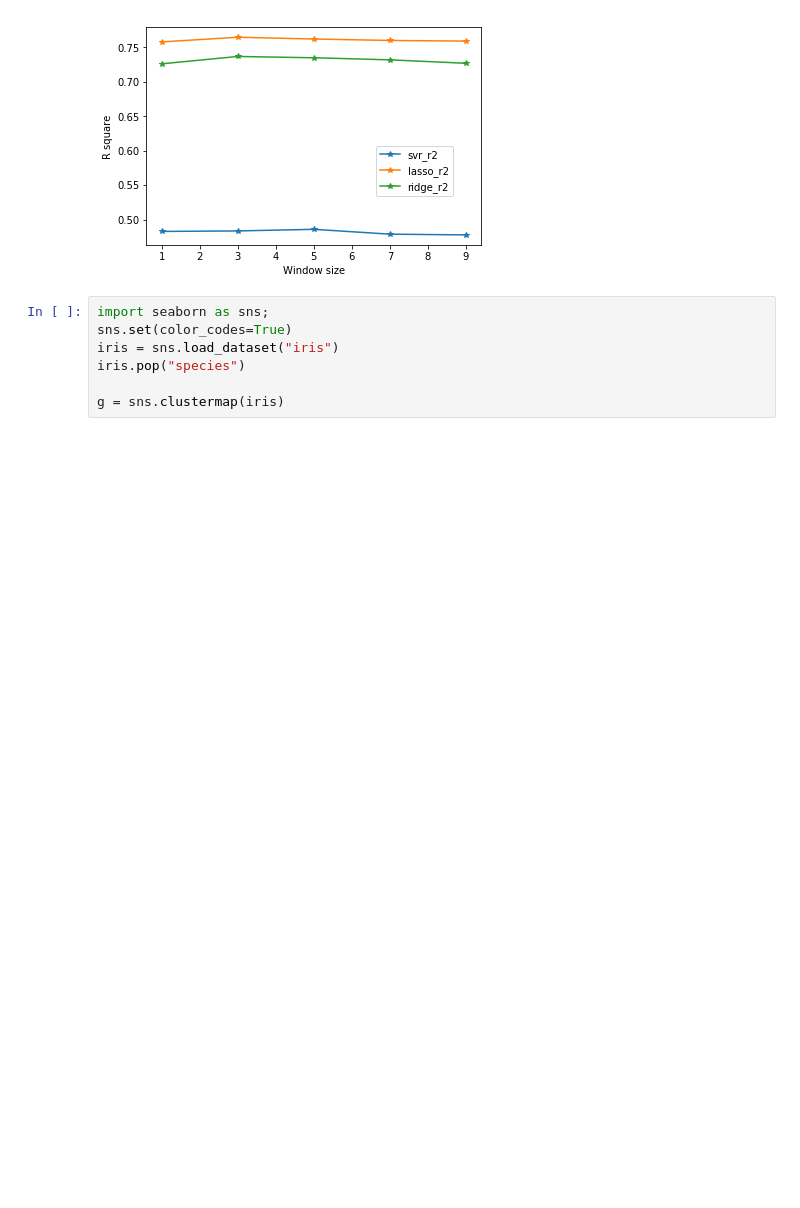
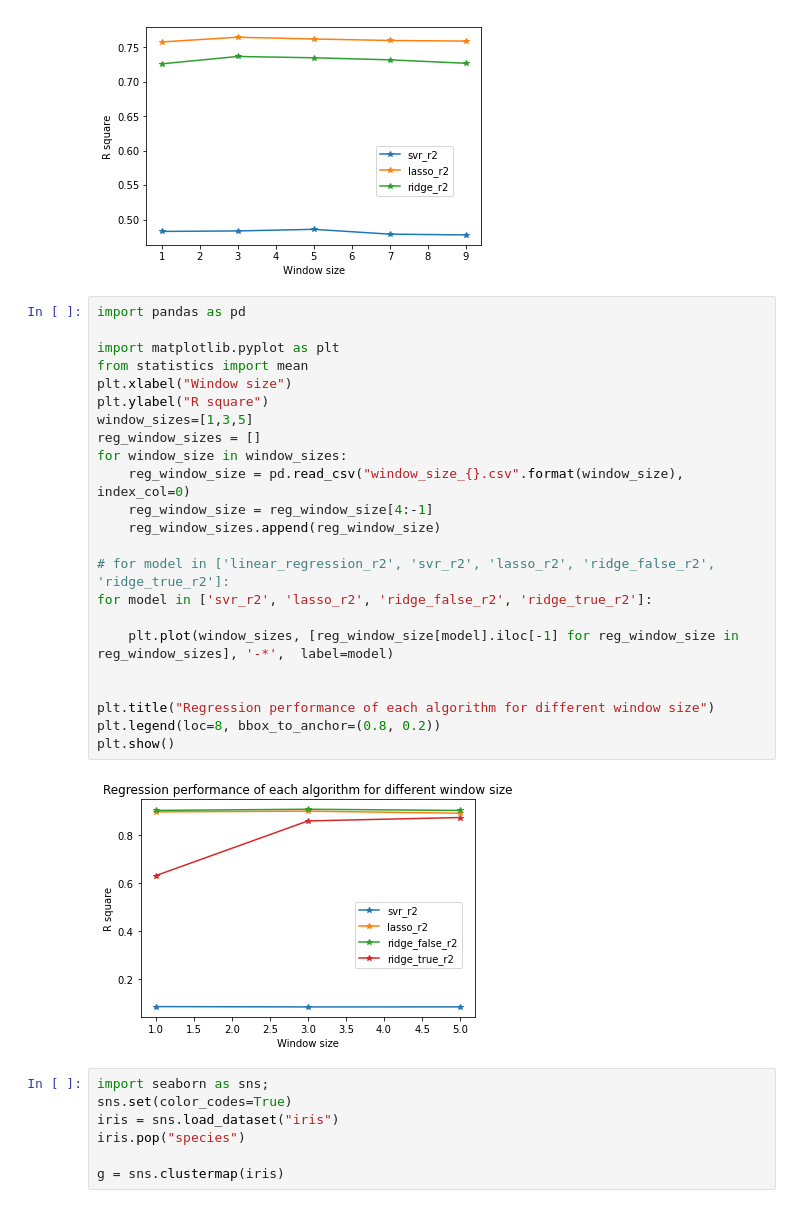
Before and after one commit to jiashenggu/ai_in_bio, a Jupyter notebook: pubmed_figure.ipynb, the cells around one changed output. Drawn from its saved outputs; the diff is of its cells as text; blank space fills up the shorter version.

```diff
--- a/pubmed_figure.ipynb
+++ b/pubmed_figure.ipynb
@@ -1661,6 +1698,31 @@ plt.legend(loc=8, bbox_to_anchor=(0.8, 0.2))
 plt.savefig("per.pdf")
 # %% [output]
 [figure]
+# %%
+import pandas as pd
+
+import matplotlib.pyplot as plt
+from statistics import mean
+plt.xlabel("Window size")
+plt.ylabel("R square")
+window_sizes=[1,3,5]
+reg_window_sizes = []
+for window_size in window_sizes:
+    reg_window_size = pd.read_csv("window_size_{}.csv".format(window_size), index_col=0)
+    reg_window_size = reg_window_size[4:-1]
+    reg_window_sizes.append(reg_window_size)
+
+# for model in ['linear_regression_r2', 'svr_r2', 'lasso_r2', 'ridge_false_r2', 'ridge_true_r2']:
+for model in ['svr_r2', 'lasso_r2', 'ridge_false_r2', 'ridge_true_r2']:
+
+    plt.plot(window_sizes, [reg_window_size[model].iloc[-1] for reg_window_size in reg_window_sizes], '-*',  label=model)
+
+
+plt.title("Regression performance of each algorithm for different window size")
+plt.legend(loc=8, bbox_to_anchor=(0.8, 0.2))
+plt.show()
+# %% [output]
+[figure, added]
 # %%
 import seaborn as sns;
 sns.set(color_codes=True)
```
Also changed, not shown: parts of 15 cells of this notebook, 38 other files.
